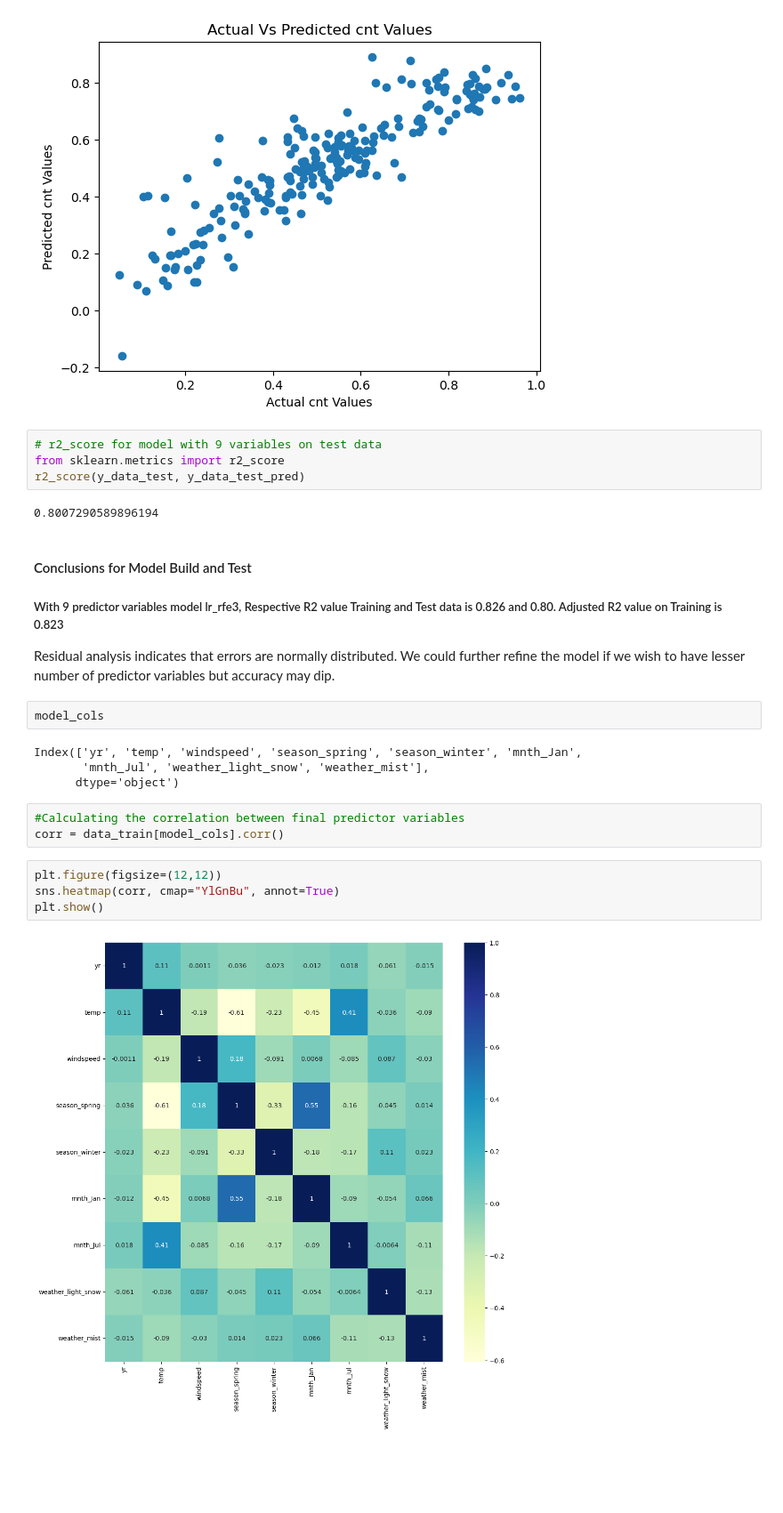
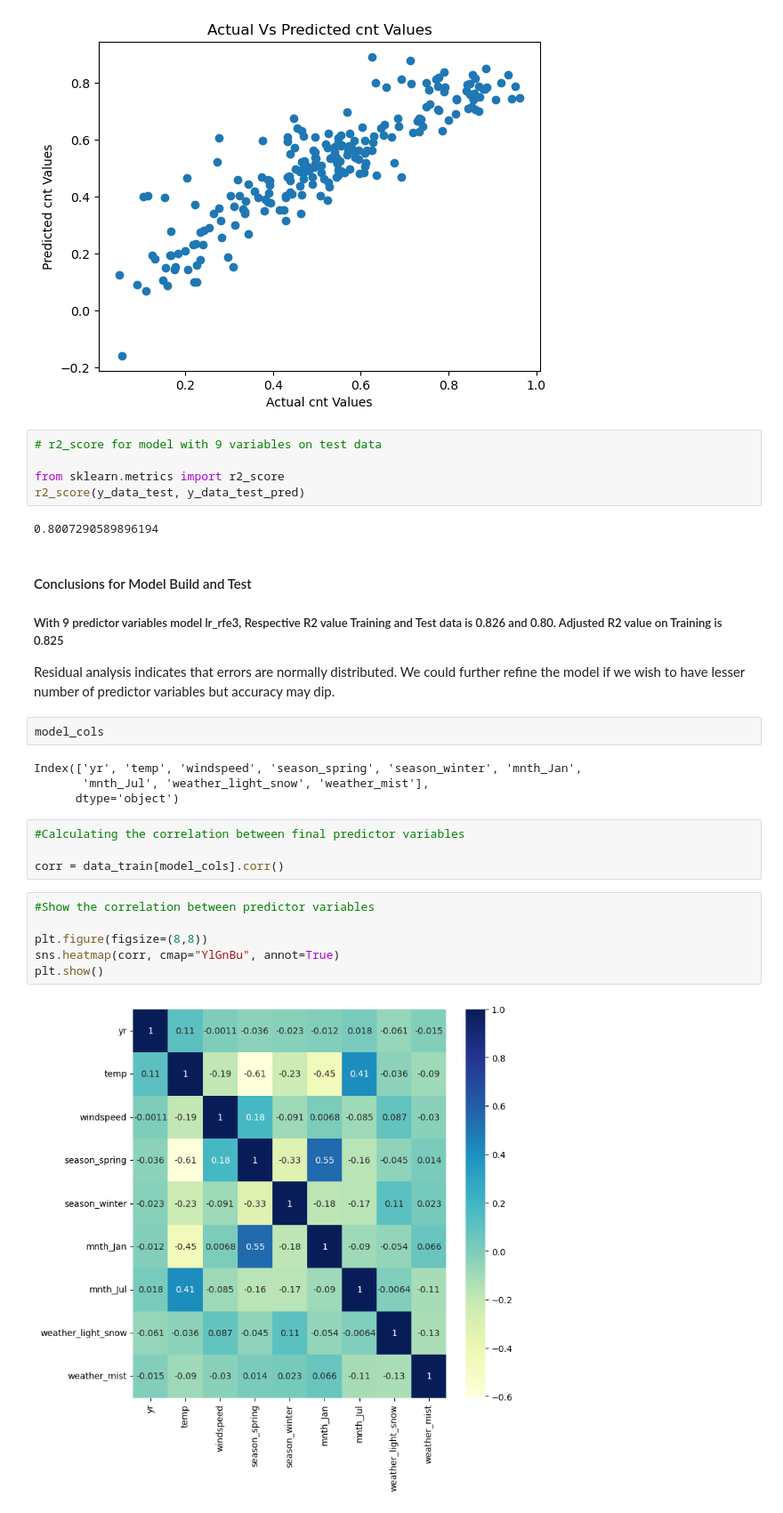
Before and after one commit to narendhar007/bikesharing_lr, a Jupyter notebook: Narendhar_Tangella.ipynb, the cells around one changed output. Shown at 89% size. Saved outputs shown, nothing was run; the diff lists cells and outputs as text; blank space fills up the shorter version.

```diff
--- a/Narendhar_Tangella.ipynb
+++ b/Narendhar_Tangella.ipynb
@@ -1243,6 +1273,7 @@ plt.show()
 [figure]
 # %%
 # r2_score for model with 9 variables on test data
+
 from sklearn.metrics import r2_score
 r2_score(y_data_test, y_data_test_pred)
 # %% [output]
@@ -1250,7 +1281,7 @@ r2_score(y_data_test, y_data_test_pred)
 # %% [markdown]
 #### Conclusions for Model Build and Test
 
-##### With 9 predictor variables model lr_rfe3, Respective R2 value Training and Test data is 0.826 and 0.80. Adjusted R2 value on Training is 0.823
+##### With 9 predictor variables model lr_rfe3, Respective R2 value Training and Test data is 0.826 and 0.80. Adjusted R2 value on Training is 0.825
 
 Residual analysis indicates that errors are normally distributed. We could further refine the model if we wish to have lesser number of predictor variables but accuracy may dip.
 # %%
@@ -1261,10 +1292,13 @@ Index(['yr', 'temp', 'windspeed', 'season_spring', 'season_winter', 'mnth_Jan',
       dtype='object')
 # %%
 #Calculating the correlation between final predictor variables
+
 corr = data_train[model_cols].corr()
 # %%
-plt.figure(figsize=(12,12))
+#Show the correlation between predictor variables
+
+plt.figure(figsize=(8,8))
 sns.heatmap(corr, cmap="YlGnBu", annot=True)
 plt.show()
 # %% [output]
-[figure, old version]
+[figure, new version]
```
Also changed, not shown: parts of 29 cells of this notebook.
